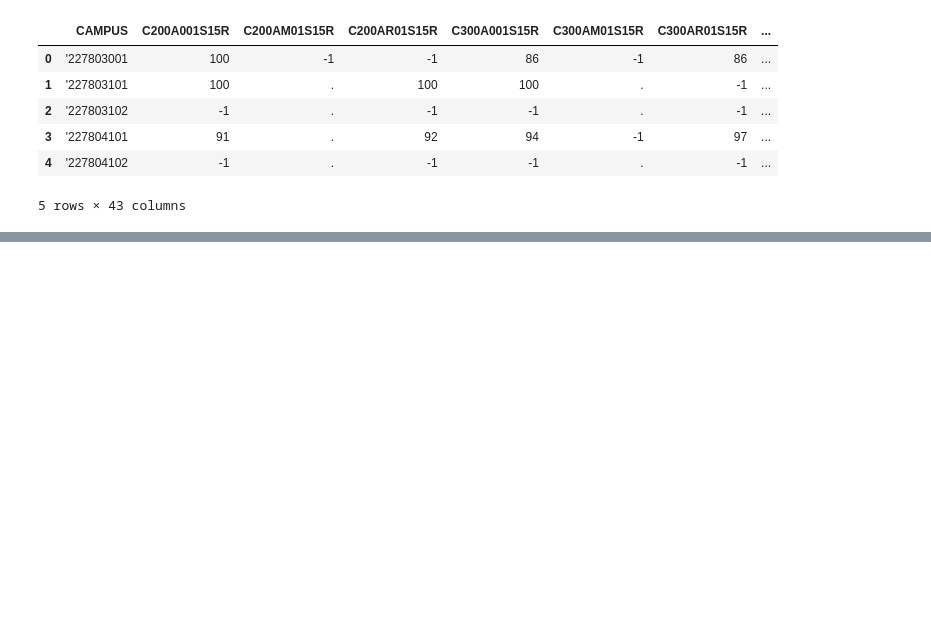
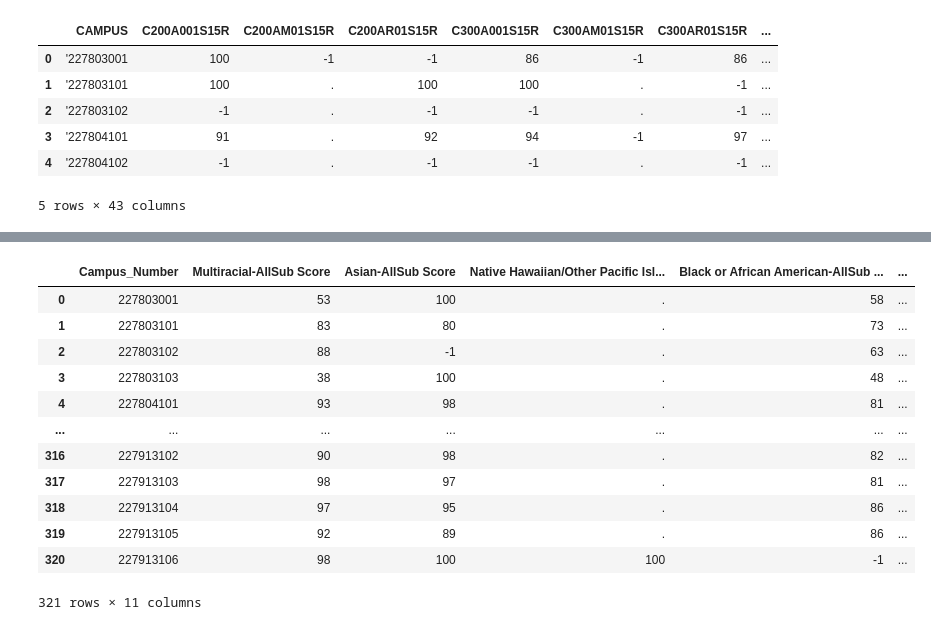
Before and after one commit to tpohl535/project_one_yellow_ninjas, a Jupyter notebook: Schools/ethnicity-acad-performance/schools-staar-perf.ipynb, the cells around one changed output, grey strips where cells are left out. Drawn from its saved outputs; the diff is of its cells as text; code cells hidden in the pictures; blank space fills up the shorter version.

```diff
--- a/Schools/ethnicity-acad-performance/schools-staar-perf.ipynb
+++ b/Schools/ethnicity-acad-performance/schools-staar-perf.ipynb
@@ -173,0 +236,14 @@ df_staar15_cl
+# %%
+# Update column names to math other data for consistency with ethnicity dataset for all 5 years.
+
+df_staar15_clean.columns = ["Campus_Number", "Multiracial-AllSub Score", "Asian-AllSub Score","Native Hawaiian/Other Pacific Islander-AllSub Score", "Black or African American-AllSub Score",
+                         "Econ Disadv-AllSub Score", "Hispanic/Latino-AllSub Score", "American Indian or Alaska Native-AllSub Score", "At Risk-AllSub Score", "White-AllSub Score"]
+df_staar16_clean.columns = ["Campus_Number", "Multiracial-AllSub Score", "Asian-AllSub Score","Native Hawaiian/Other Pacific Islander-AllSub Score", "Black or African American-AllSub Score",
+                         "Econ Disadv-AllSub Score", "Hispanic/Latino-AllSub Score", "American Indian or Alaska Native-AllSub Score", "At Risk-AllSub Score", "White-AllSub Score"]
+df_staar17_clean.columns = ["Campus_Number", "Multiracial-AllSub Score", "Asian-AllSub Score","Native Hawaiian/Other Pacific Islander-AllSub Score", "Black or African American-AllSub Score",
+                         "Econ Disadv-AllSub Score", "Hispanic/Latino-AllSub Score", "American Indian or Alaska Native-AllSub Score", "At Risk-AllSub Score", "White-AllSub Score"]
+df_staar18_clean.columns = ["Campus_Number", "Multiracial-AllSub Score", "Asian-AllSub Score","Native Hawaiian/Other Pacific Islander-AllSub Score", "Black or African American-AllSub Score",
+                         "Econ Disadv-AllSub Score", "Hispanic/Latino-AllSub Score", "American Indian or Alaska Native-AllSub Score", "At Risk-AllSub Score", "White-AllSub Score"]
+df_staar19_clean.columns = ["Campus_Number", "Multiracial-AllSub Score", "Asian-AllSub Score","Native Hawaiian/Other Pacific Islander-AllSub Score", "Black or African American-AllSub Score",
+                         "Econ Disadv-AllSub Score", "Hispanic/Latino-AllSub Score", "American Indian or Alaska Native-AllSub Score", "At Risk-AllSub Score", "White-AllSub Score"]
+df_staar19_clean.head()
@@ -173,0 +257,23 @@ df_staar15_cl
+# %%
+# Add Year column for year of school ending to each of the 5 years' datasets.
+
+df_staar15_clean["Year"] ='2015'
+df_staar16_clean["Year"] ='2016'
+df_staar17_clean["Year"] ='2017'
+df_staar18_clean["Year"] ='2018'
+df_staar19_clean["Year"] ='2019'
+df_staar19_clean
+# %% [output]
+|  | Campus_Number | Multiracial-AllSub Score | Asian-AllSub Score | Native Hawaiian/Other Pacific Isl... | Black or African American-AllSub ... | ... |
+| 0 | 227803001 | 53 | 100 | . | 58 | ... |
+| 1 | 227803101 | 83 | 80 | . | 73 | ... |
+| 2 | 227803102 | 88 | -1 | . | 63 | ... |
+| 3 | 227803103 | 38 | 100 | . | 48 | ... |
+| 4 | 227804101 | 93 | 98 | . | 81 | ... |
+| ... | ... | ... | ... | ... | ... | ... |
+| 316 | 227913102 | 90 | 98 | . | 82 | ... |
+| 317 | 227913103 | 98 | 97 | . | 81 | ... |
+| 318 | 227913104 | 97 | 95 | . | 86 | ... |
+| 319 | 227913105 | 92 | 89 | . | 86 | ... |
+| 320 | 227913106 | 98 | 100 | 100 | -1 | ... |
+321 rows × 11 columns
```
Also changed, not shown: parts of 24 cells of this notebook, 1 other file.
